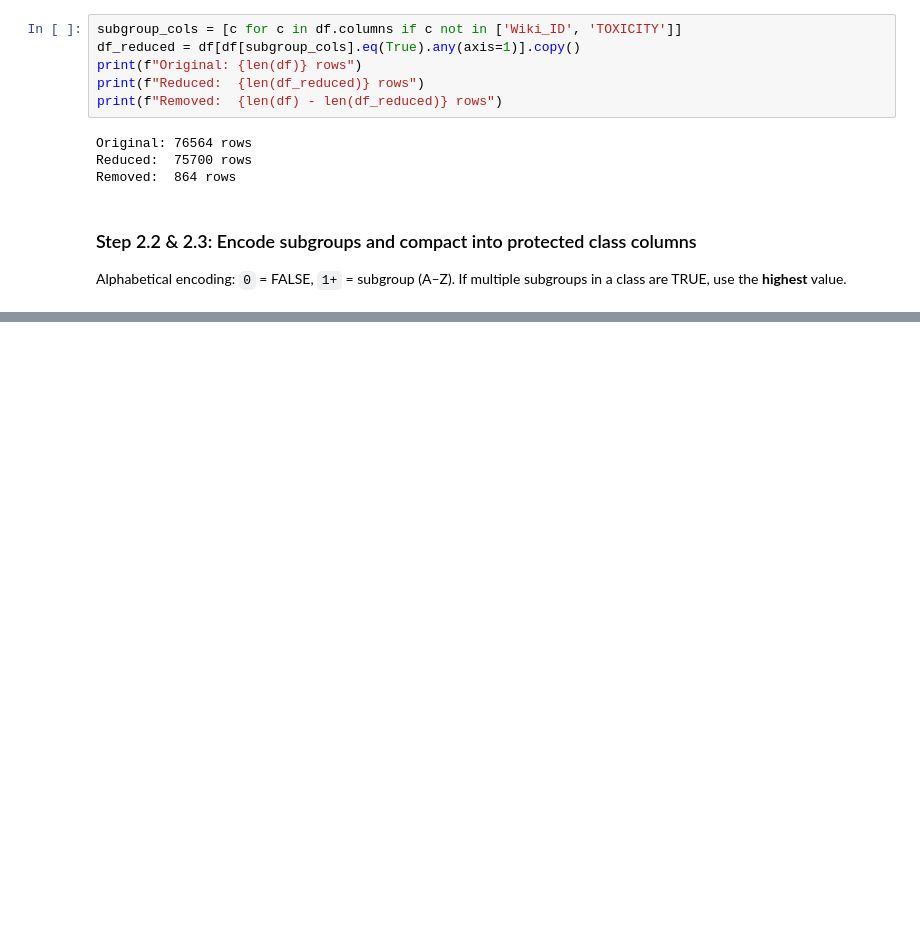
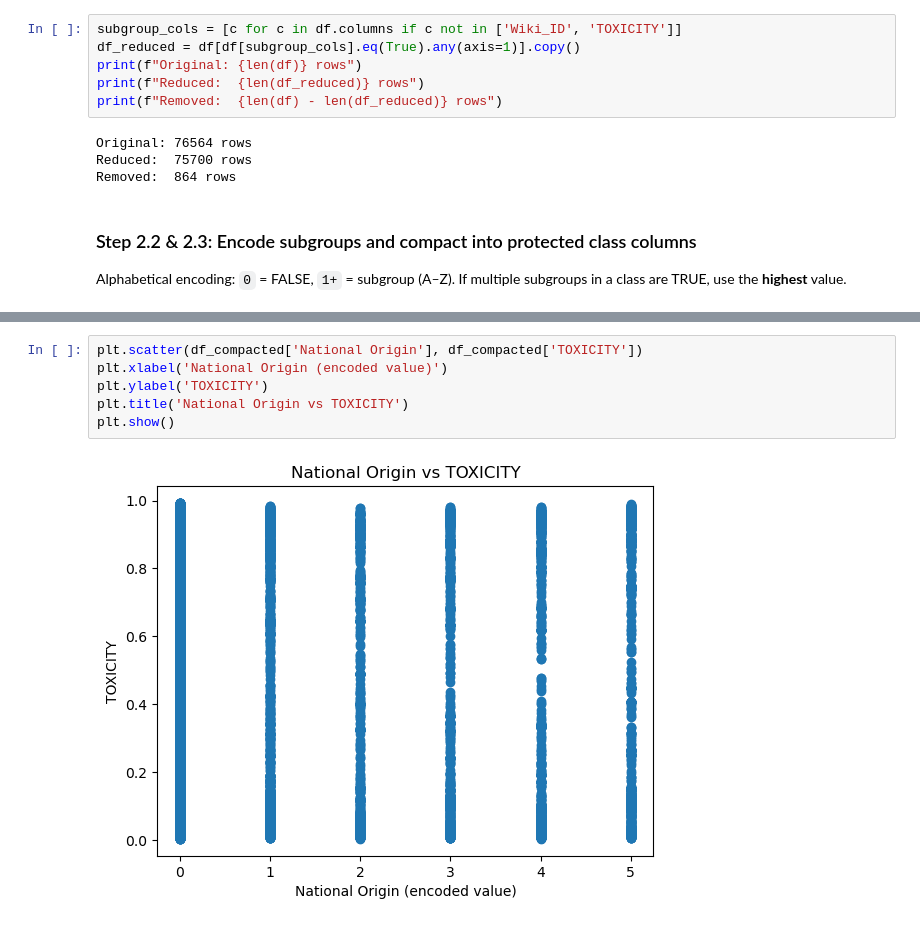
Before and after one commit to lukeckk/CS6603_2026_Summer, a Jupyter notebook: Porject_3_AI_ML_Part_1/notebook_part1.ipynb, the cells around one changed output, grey strips where cells are left out. Saved outputs shown, nothing was run; the diff lists cells and outputs as text; blank space fills up the shorter version.

```diff
--- a/Porject_3_AI_ML_Part_1/notebook_part1.ipynb
+++ b/Porject_3_AI_ML_Part_1/notebook_part1.ipynb
@@ -165,0 +201,8 @@ Disability: min=0, max=3, unique=[np.int64(0), np.int64(1), np.int64(2), np.int6
+# %%
+plt.scatter(df_compacted['National Origin'], df_compacted['TOXICITY'])
+plt.xlabel('National Origin (encoded value)')
+plt.ylabel('TOXICITY')
+plt.title('National Origin vs TOXICITY')
+plt.show()
+# %% [output]
+[figure, added]
```
Also changed, not shown: parts of 8 cells of this notebook.
